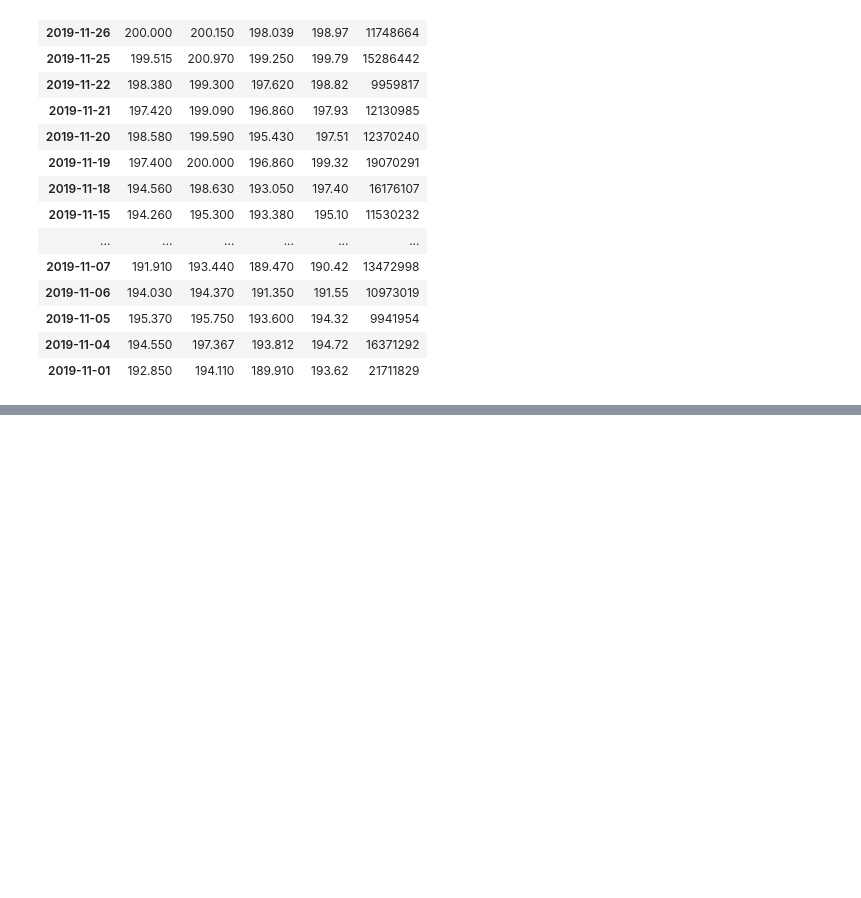
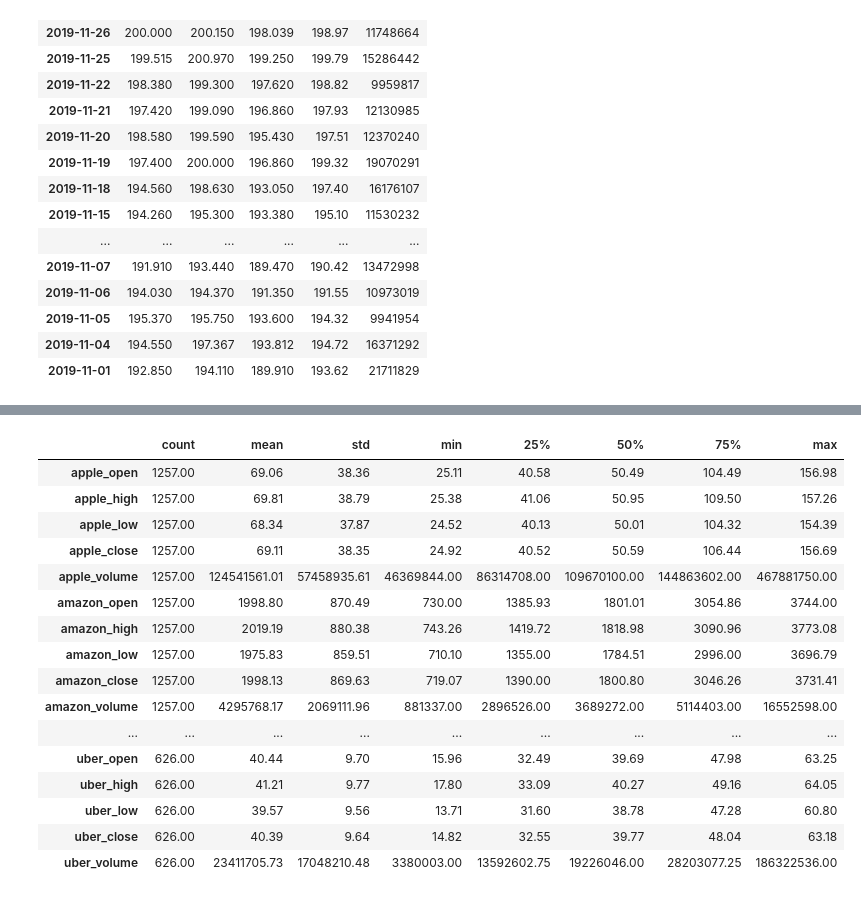
Before and after one commit to mbarul/Exercises-with-modules, a Jupyter notebook: Python - Data Science - Bootcamp/Pandas.ipynb, the cells around one changed output, grey strips where cells are left out. Cells and saved outputs as stored; diff of their text form; code cells hidden in the pictures; blank space fills up the shorter version.

```diff
--- a/Python - Data Science - Bootcamp/Pandas.ipynb
+++ b/Python - Data Science - Bootcamp/Pandas.ipynb
@@ -1006,0 +1049,21 @@ new_df
+# %%
+pd.set_option('display.float_format', lambda x: f'{x:.2f}')
+df.describe().T
+# %% [output]
+|  | count | mean | std | min | 25% | 50% | 75% | max |
+| apple_open | 1257.00 | 69.06 | 38.36 | 25.11 | 40.58 | 50.49 | 104.49 | 156.98 |
+| apple_high | 1257.00 | 69.81 | 38.79 | 25.38 | 41.06 | 50.95 | 109.50 | 157.26 |
+| apple_low | 1257.00 | 68.34 | 37.87 | 24.52 | 40.13 | 50.01 | 104.32 | 154.39 |
+| apple_close | 1257.00 | 69.11 | 38.35 | 24.92 | 40.52 | 50.59 | 106.44 | 156.69 |
+| apple_volume | 1257.00 | 124541561.01 | 57458935.61 | 46369844.00 | 86314708.00 | 109670100.00 | 144863602.00 | 467881750.00 |
+| amazon_open | 1257.00 | 1998.80 | 870.49 | 730.00 | 1385.93 | 1801.01 | 3054.86 | 3744.00 |
+| amazon_high | 1257.00 | 2019.19 | 880.38 | 743.26 | 1419.72 | 1818.98 | 3090.96 | 3773.08 |
+| amazon_low | 1257.00 | 1975.83 | 859.51 | 710.10 | 1355.00 | 1784.51 | 2996.00 | 3696.79 |
+| amazon_close | 1257.00 | 1998.13 | 869.63 | 719.07 | 1390.00 | 1800.80 | 3046.26 | 3731.41 |
+| amazon_volume | 1257.00 | 4295768.17 | 2069111.96 | 881337.00 | 2896526.00 | 3689272.00 | 5114403.00 | 16552598.00 |
+| ... | ... | ... | ... | ... | ... | ... | ... | ... |
+| uber_open | 626.00 | 40.44 | 9.70 | 15.96 | 32.49 | 39.69 | 47.98 | 63.25 |
+| uber_high | 626.00 | 41.21 | 9.77 | 17.80 | 33.09 | 40.27 | 49.16 | 64.05 |
+| uber_low | 626.00 | 39.57 | 9.56 | 13.71 | 31.60 | 38.78 | 47.28 | 60.80 |
+| uber_close | 626.00 | 40.39 | 9.64 | 14.82 | 32.55 | 39.77 | 48.04 | 63.18 |
+| uber_volume | 626.00 | 23411705.73 | 17048210.48 | 3380003.00 | 13592602.75 | 19226046.00 | 28203077.25 | 186322536.00 |
```
Also changed, not shown: parts of 14 cells of this notebook, 2 other files.
